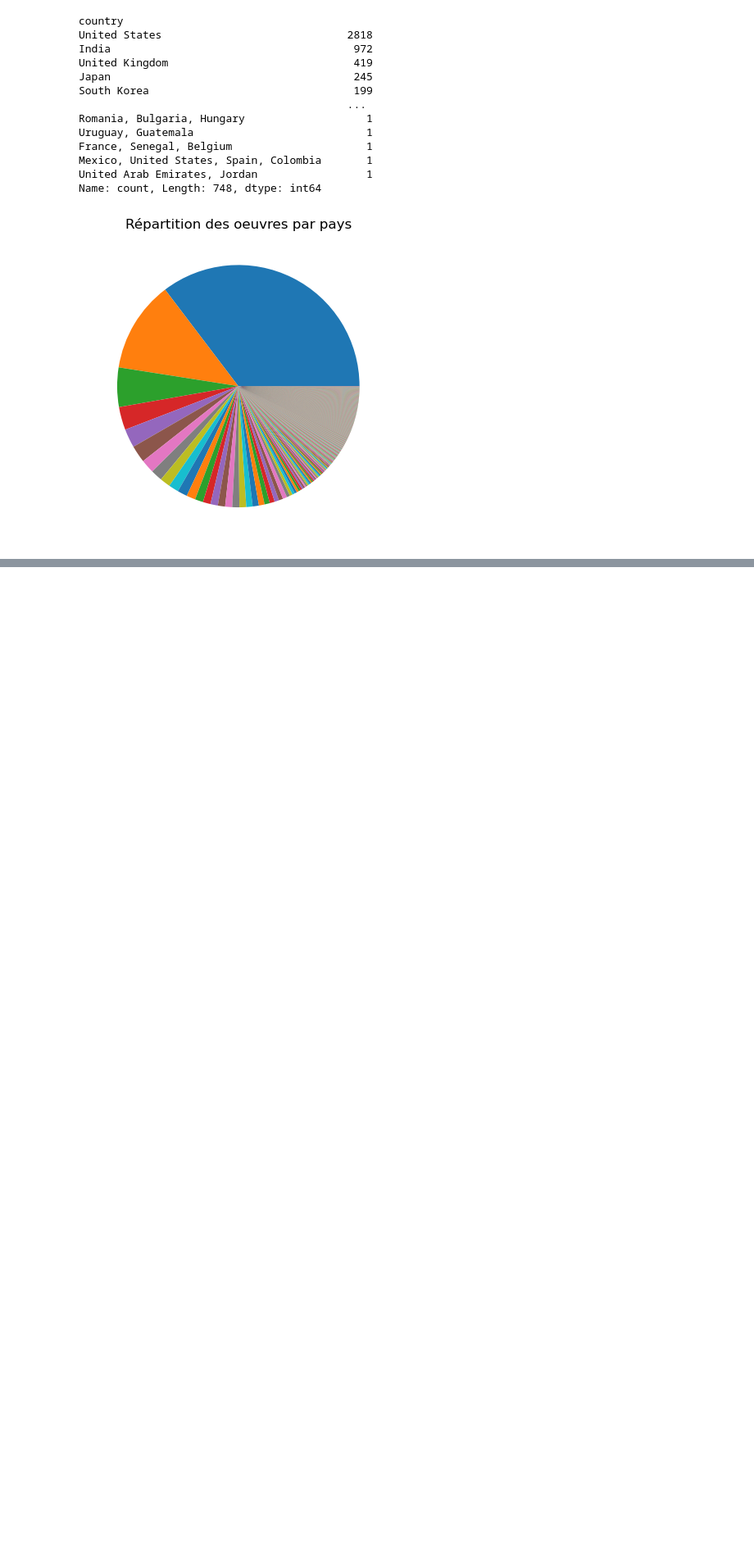
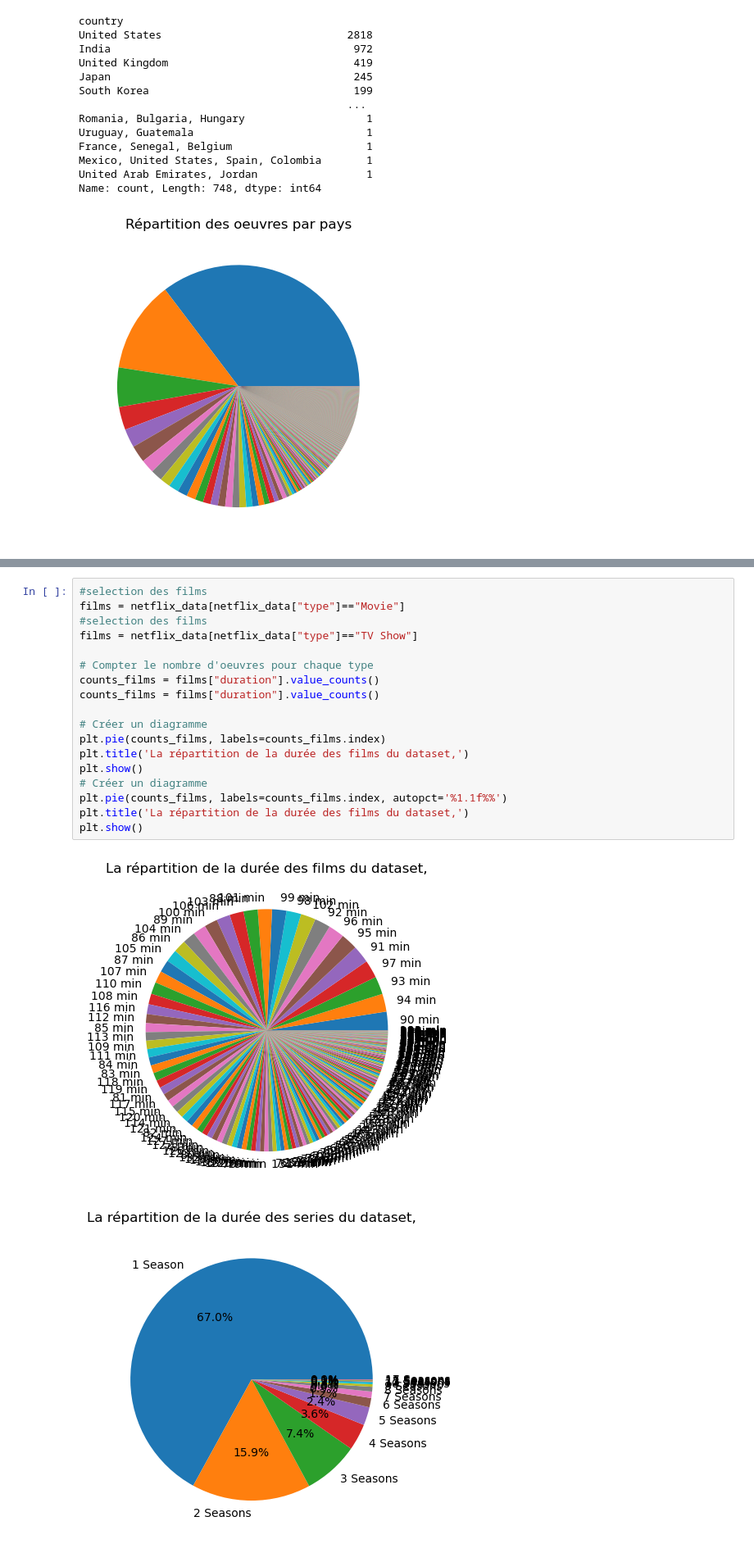
Before and after one commit to ilyes-chabab/netflix-insights, a Jupyter notebook: Netflix Data Analysis.ipynb, the cells around one changed output, grey strips where cells are left out. Shown at 82% size. Drawn from its saved outputs; the diff is of its cells as text; blank space fills up the shorter version.

```diff
--- a/Netflix Data Analysis.ipynb
+++ b/Netflix Data Analysis.ipynb
@@ -420,0 +477,21 @@ Name: count, Length: 748, dtype: int64
+# %%
+#selection des films
+films = netflix_data[netflix_data["type"]=="Movie"]
+#selection des films
+films = netflix_data[netflix_data["type"]=="TV Show"]
+
+# Compter le nombre d'oeuvres pour chaque type
+counts_films = films["duration"].value_counts()
+counts_films = films["duration"].value_counts()
+
+# Créer un diagramme
+plt.pie(counts_films, labels=counts_films.index)
+plt.title('La répartition de la durée des films du dataset,')
+plt.show()
+# Créer un diagramme
+plt.pie(counts_films, labels=counts_films.index, autopct='%1.1f%%')
+plt.title('La répartition de la durée des films du dataset,')
+plt.show()
+# %% [output]
+[figure, added]
+[figure, added]
```
Also changed, not shown: parts of 10 cells of this notebook.
